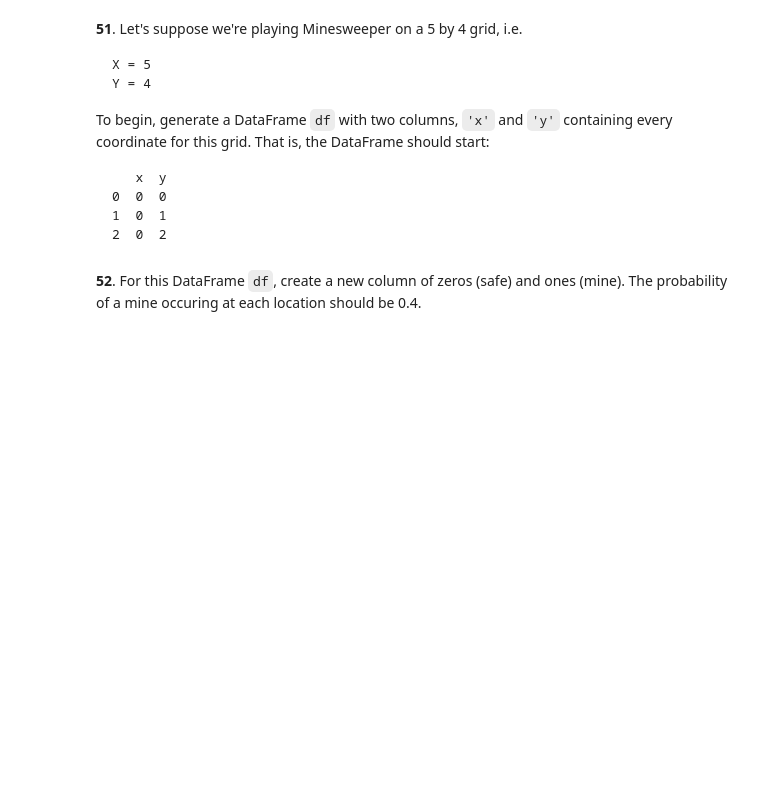
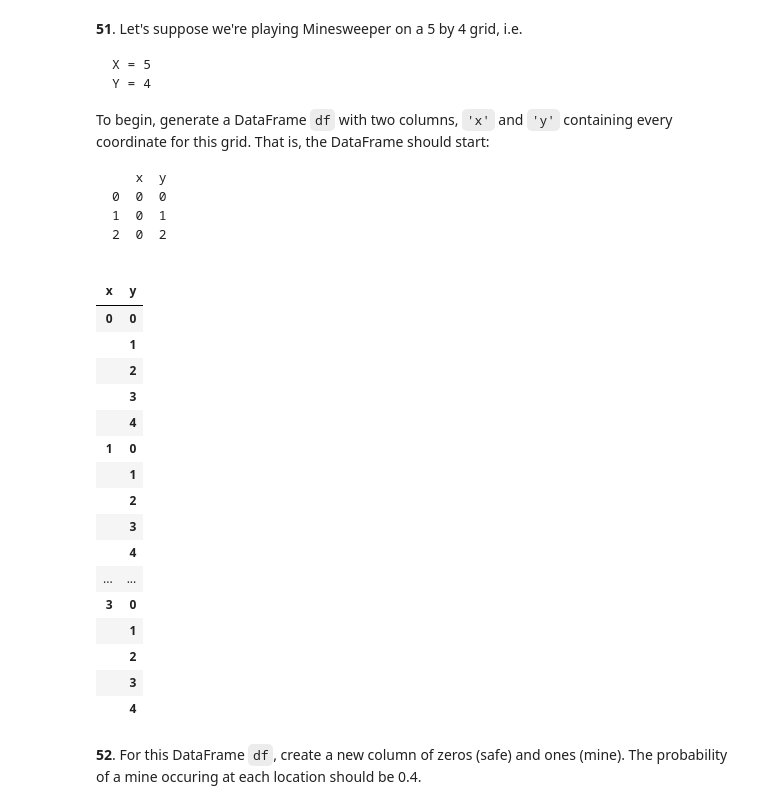
Before and after one commit to Michael-not/60_pandas_puzzles, a Jupyter notebook: 60_pandas_puzzles.ipynb, the cells around one changed output. Cells and saved outputs as stored; diff of their text form; code cells hidden in the pictures; blank space fills up the shorter version.

````diff
--- a/60_pandas_puzzles.ipynb
+++ b/60_pandas_puzzles.ipynb
@@ -986,5 +986,31 @@ To begin, generate a DataFrame `df` with two columns, `'x'` and `'y'` containing
 1  0  1
 2  0  2
 ```
+# %%
+x = np.arange(4)
+y = np.arange(5)
+MultiIndex = pd.MultiIndex.from_product([x, y], names=["x", "y"])
+df = pd.DataFrame(index=MultiIndex)
+df
+#mines = np.random.choice([0 , 1], size=len(MultiIndex), p=[0.6,0.4])  # Generating random values for the mines
+# %% [output]
+|  |  |
+| x | y |
+| 0 | 0 |
+|  | 1 |
+|  | 2 |
+|  | 3 |
+|  | 4 |
+| 1 | 0 |
+|  | 1 |
+|  | 2 |
+|  | 3 |
+|  | 4 |
+| ... | ... |
+| 3 | 0 |
+|  | 1 |
+|  | 2 |
+|  | 3 |
+|  | 4 |
 # %% [markdown]
 **52**. For this DataFrame `df`, create a new column of zeros (safe) and ones (mine). The probability of a mine occuring at each location should be 0.4.
````
Also changed, not shown: parts of 16 cells of this notebook.
